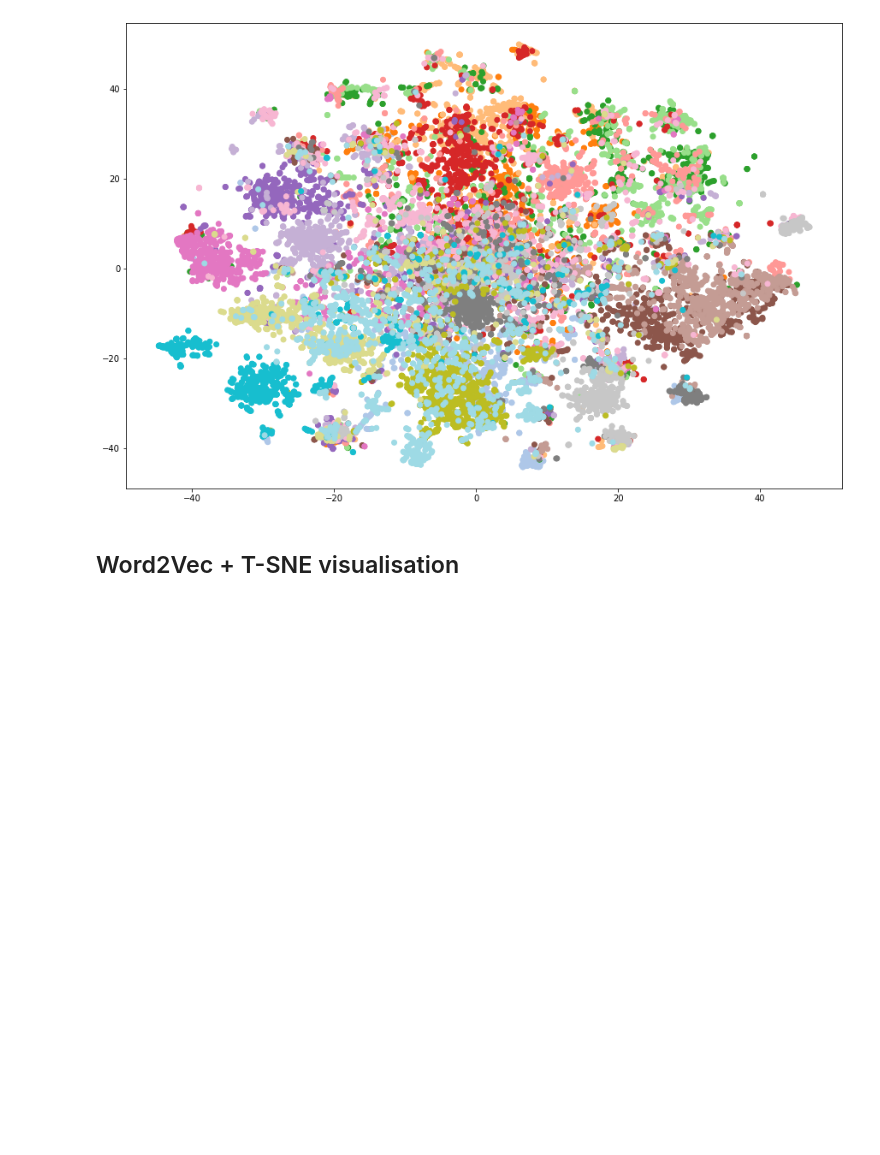
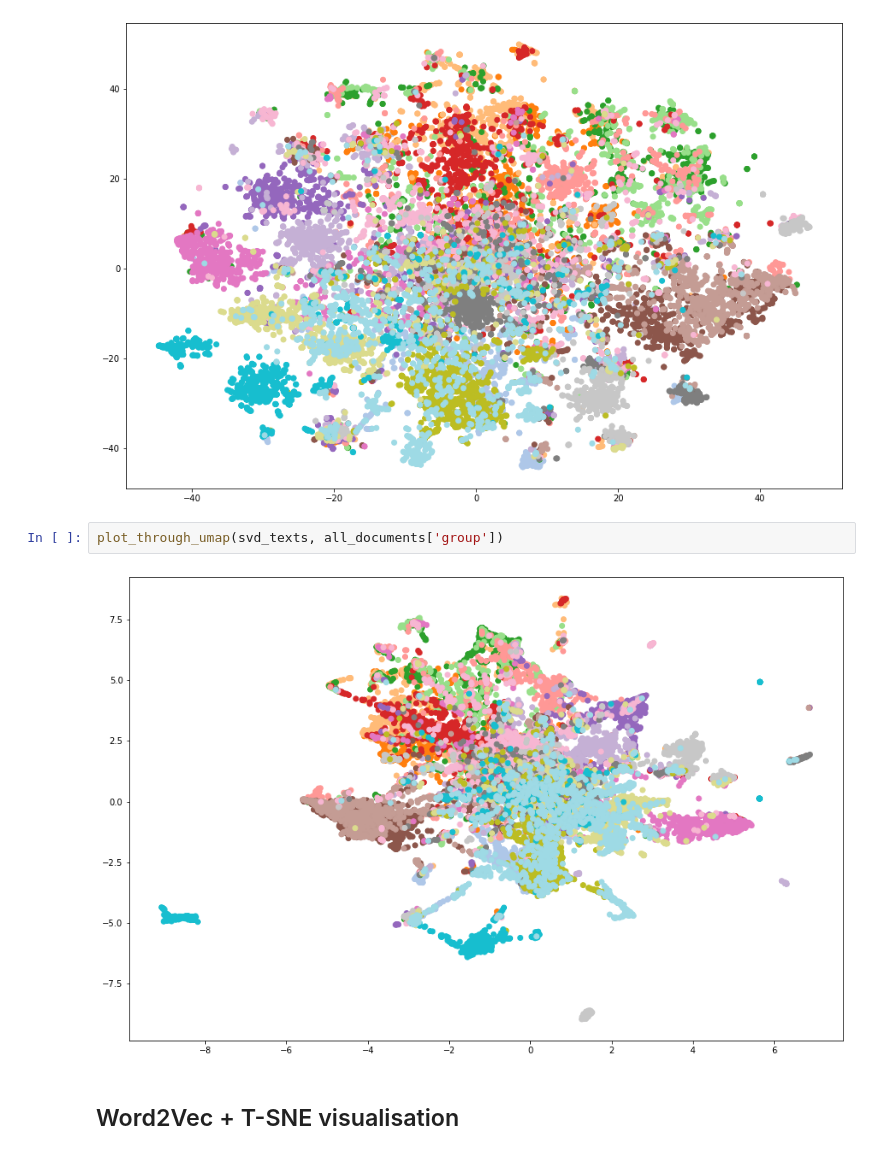
Before and after one commit to Goopard/DS-Homeworks, a Jupyter notebook: HW6.ipynb, the cells around one changed output. Saved outputs shown, nothing was run; the diff lists cells and outputs as text; blank space fills up the shorter version.

```diff
--- a/HW6.ipynb
+++ b/HW6.ipynb
@@ -237,6 +245,10 @@ svd_texts = svd.fit_transform(tf_idf_texts)
 plot_through_tsne(svd_texts, all_documents['group'])
 # %% [output]
 [figure]
+# %%
+plot_through_umap(svd_texts, all_documents['group'])
+# %% [output]
+[figure, added]
 # %% [markdown]
 ## Word2Vec + T-SNE visualisation
 # %%
```
Also changed, not shown: parts of 9 cells of this notebook.
